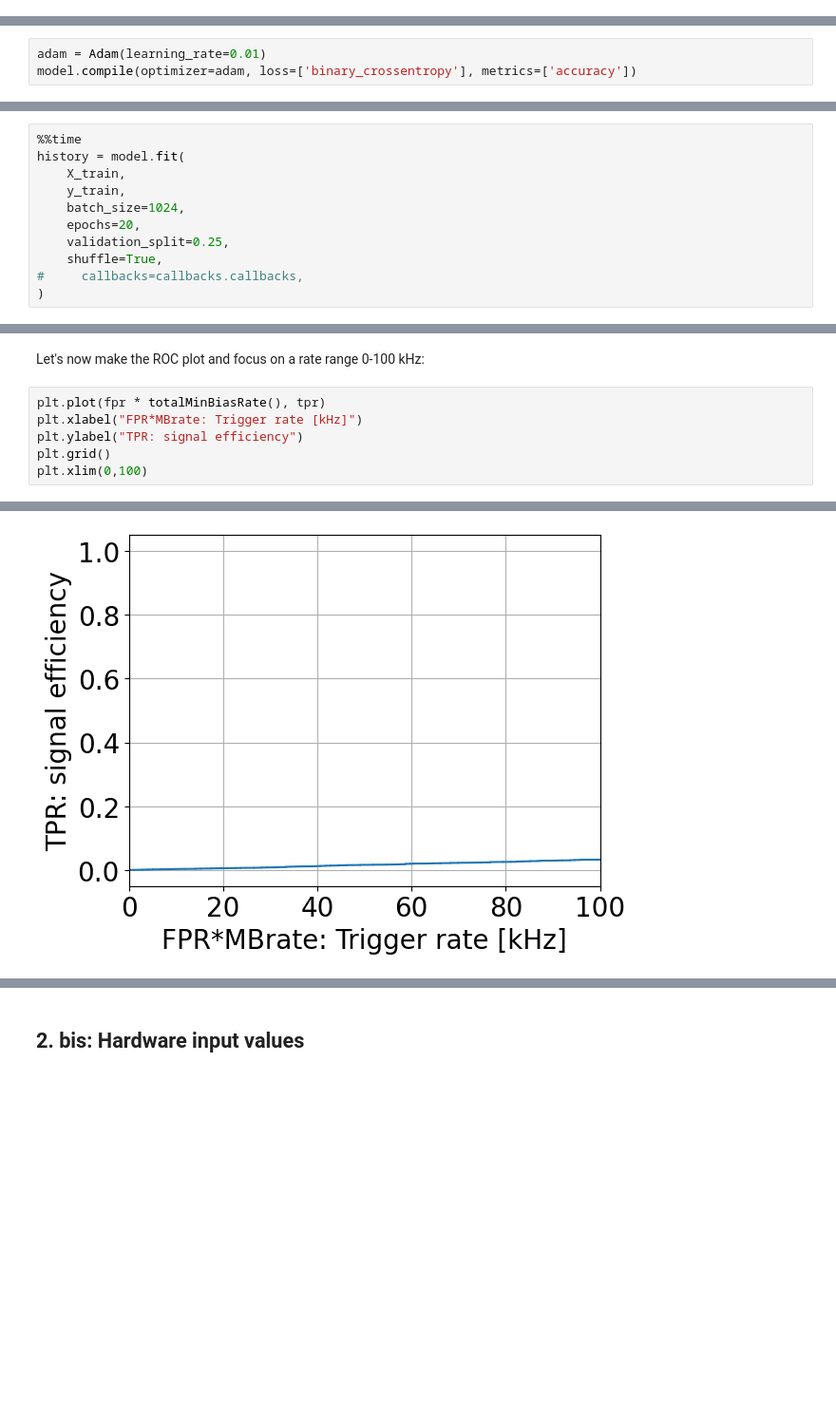
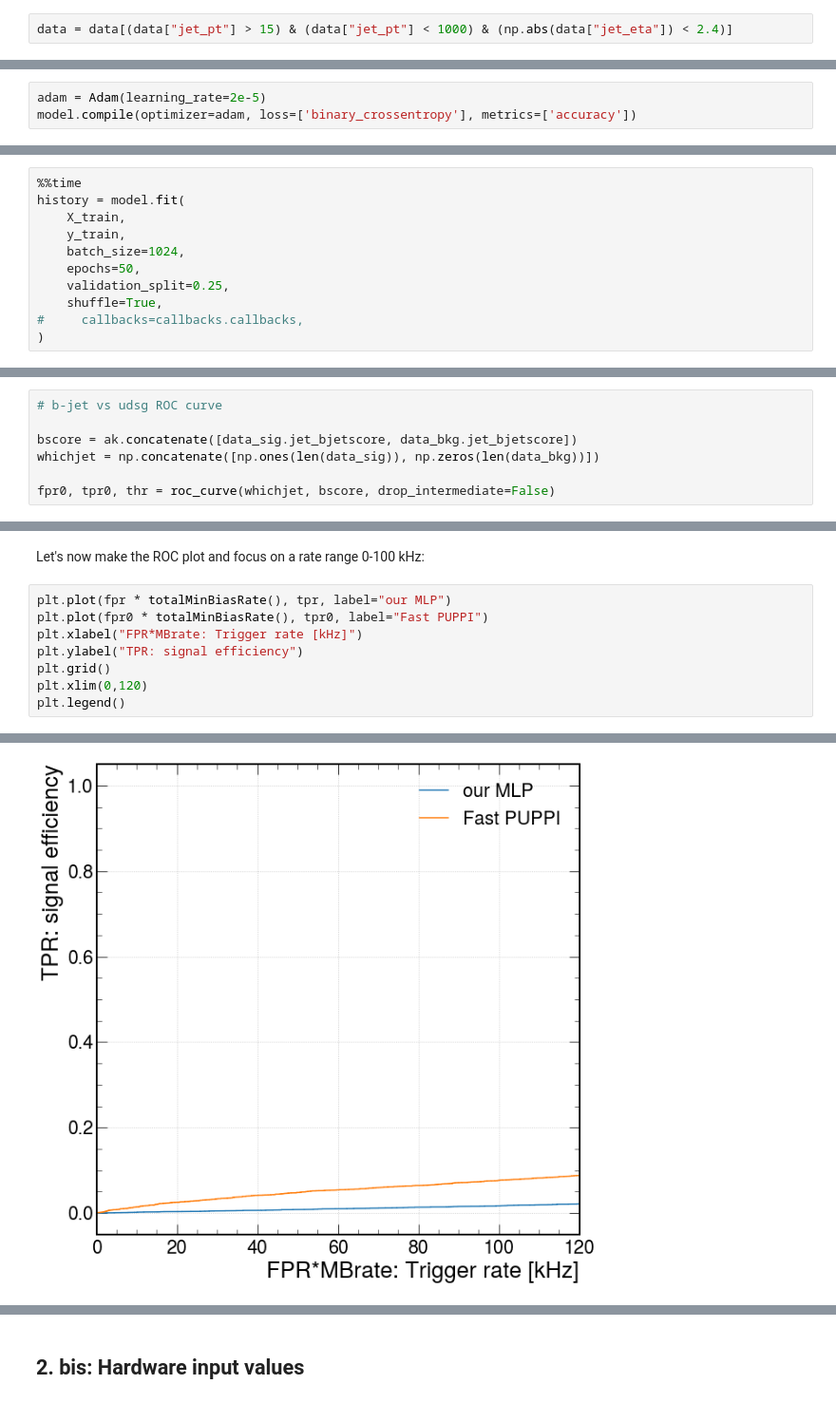
Before and after one commit to jet-tagging-ml-at-l1/cms_mlatl1t_tutorial, a Jupyter notebook: part1/part1_training_btagging.ipynb, the cells around one changed output, grey strips where cells are left out. Shown at 95% size. Cells and saved outputs as stored; diff of their text form; blank space fills up the shorter version.

```diff
--- a/part1/part1_training_btagging.ipynb
+++ b/part1/part1_training_btagging.ipynb
@@ -134,3 +109,5 @@ data.jet_pfcand.fields
+# %%
+data = data[(data["jet_pt"] > 15) & (data["jet_pt"] < 1000) & (np.abs(data["jet_eta"]) < 2.4)]
 # %%
 # Definition of signal (b jets)
 
@@ -492,5 +439,5 @@ model.add(Activation(activation='sigmoid', name='sigmoid'))
 # %%
-adam = Adam(learning_rate=0.01)
+adam = Adam(learning_rate=2e-5)
 model.compile(optimizer=adam, loss=['binary_crossentropy'], metrics=['accuracy'])
 # %%
 print(model.summary())
@@ -520,7 +467,7 @@ history = model.fit(
     X_train,
     y_train,
     batch_size=1024,
-    epochs=20,
+    epochs=50,
     validation_split=0.25,
     shuffle=True,
 #     callbacks=callbacks.callbacks,
@@ -624,0 +568,7 @@ plt.grid()
+# %%
+# b-jet vs udsg ROC curve
+
+bscore = ak.concatenate([data_sig.jet_bjetscore, data_bkg.jet_bjetscore])
+whichjet = np.concatenate([np.ones(len(data_sig)), np.zeros(len(data_bkg))])
+
+fpr0, tpr0, thr = roc_curve(whichjet, bscore, drop_intermediate=False)
@@ -636,9 +598,11 @@ def totalMinBiasRate(nCollBunch = 2500):
 # %% [markdown]
 Let's now make the ROC plot and focus on a rate range 0-100 kHz:
 # %%
-plt.plot(fpr * totalMinBiasRate(), tpr)
+plt.plot(fpr * totalMinBiasRate(), tpr, label="our MLP")
+plt.plot(fpr0 * totalMinBiasRate(), tpr0, label="Fast PUPPI")
 plt.xlabel("FPR*MBrate: Trigger rate [kHz]")
 plt.ylabel("TPR: signal efficiency")
 plt.grid()
-plt.xlim(0,100)
+plt.xlim(0,120)
+plt.legend()
 # %% [output]
@@ -646,3 +610,3 @@ plt.xlim(0,100)
-[figure, old version]
+[figure, new version]
 # %% [markdown]
 ## <font color='red'>End of Santeri's updates for jet tagging!</font>
```
Also changed, not shown: parts of 35 cells of this notebook.
